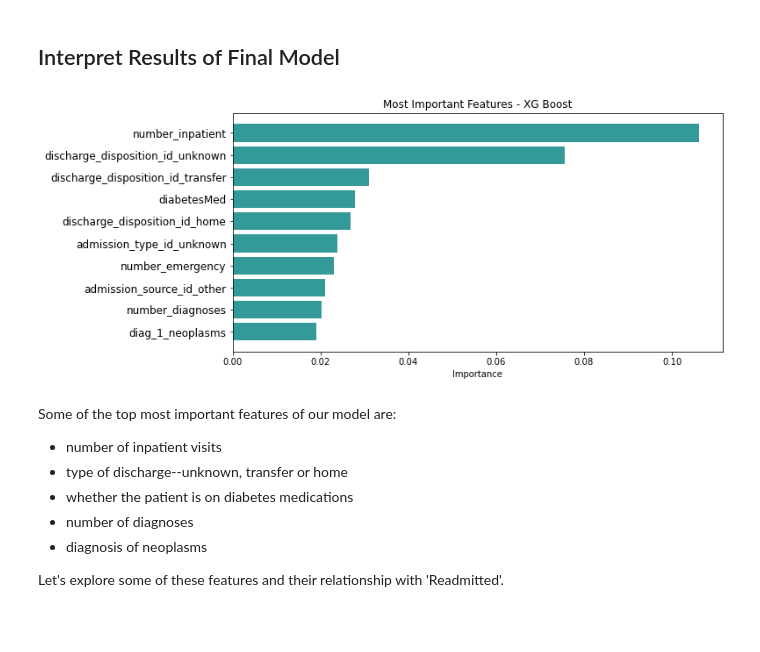
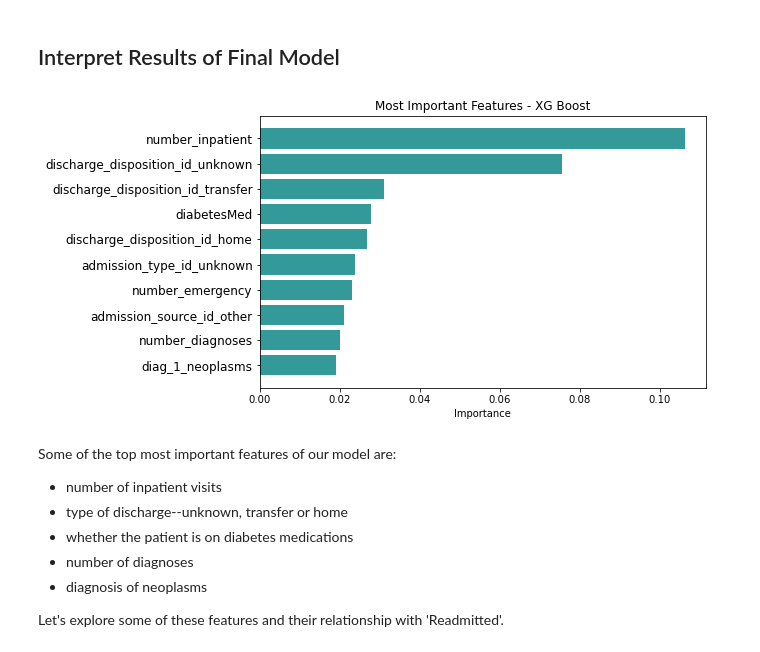
Before and after one commit to Sammyknee/diabetes-readmissions, a Jupyter notebook: Diabetes_Readmissions_Models.ipynb, the cells around one changed output. Saved outputs shown, nothing was run; the diff lists cells and outputs as text; code cells hidden in the pictures; blank space fills up the shorter version.

Commit message:
fixed feature importance chart

```diff
--- a/Diabetes_Readmissions_Models.ipynb
+++ b/Diabetes_Readmissions_Models.ipynb
@@ -727,20 +727,20 @@ plt.savefig('images/xgboost_metrics.png')
 # %%
 # run full code instead of plot features function to use savefig
 feature_names = X_train.columns
 feature_imports = xgb_clf_2.feature_importances_
 most_imp_features = pd.DataFrame([f for f in zip(feature_names,feature_imports)],
                                  columns=["Feature", "Importance"]).nlargest(10, "Importance")
 most_imp_features.sort_values(by="Importance", inplace=True)
 
-plt.figure(figsize=(10,5))
+plt.figure(figsize=(8,5))
 plt.barh(range(len(most_imp_features)), most_imp_features.Importance,
          align='center', alpha=0.8, color='teal')
 plt.yticks(range(len(most_imp_features)), most_imp_features.Feature, fontsize=12)
 plt.xlabel('Importance')
 plt.title(f'Most Important Features - XG Boost', fontsize=12)
 plt.savefig('images/feature_importance.png')
 # %% [output]
-[figure, old version]
+[figure, new version]
 # %% [markdown]
 Some of the top most important features of our model are:
 * number of inpatient visits
```
Also changed, not shown: 1 other file.
